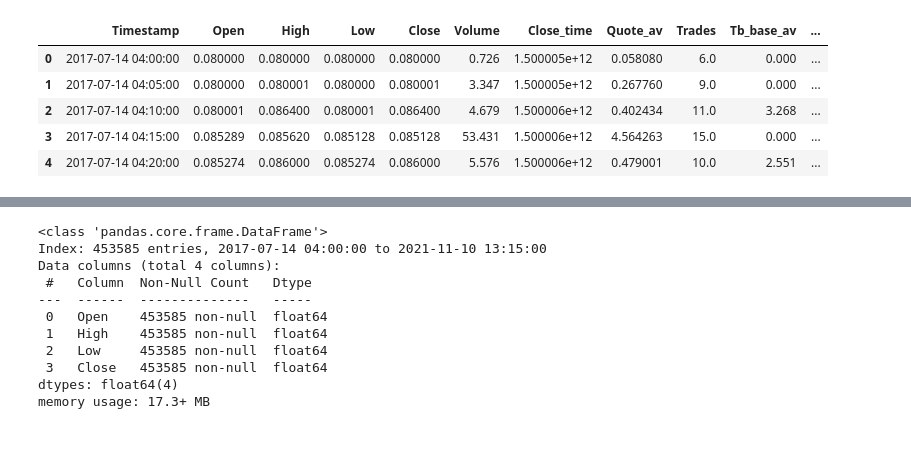
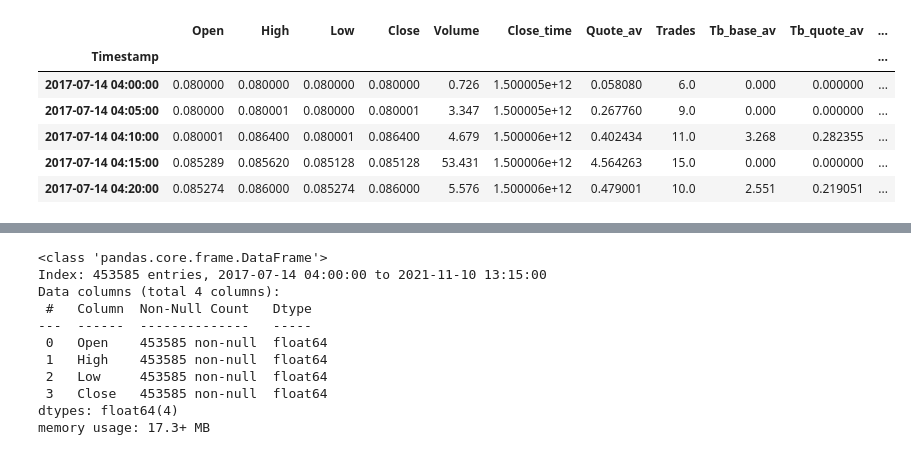
Before and after one commit to novis10813/Is-Technical-Indicator-Really-a-Thing-for-Deep-Learning, a Jupyter notebook: Data_description.ipynb, the cells around one changed output, grey strips where cells are left out. Drawn from its saved outputs; the diff is of its cells as text; code cells hidden in the pictures.

```diff
--- a/Data_description.ipynb
+++ b/Data_description.ipynb
@@ -5,10 +6,2 @@ import numpy as np
 # %%
-df = pd.read_csv('ETHBTC-5m-data.csv')
-df.head()
+df = DataPreprocess('ETHBTC-5m-data.csv')
-# %% [output]
-|  | Timestamp | Open | High | Low | Close | Volume | Close_time | Quote_av | Trades | Tb_base_av | ... |
-| 0 | 2017-07-14 04:00:00 | 0.080000 | 0.080000 | 0.080000 | 0.080000 | 0.726 | 1.500005e+12 | 0.058080 | 6.0 | 0.000 | ... |
-| 1 | 2017-07-14 04:05:00 | 0.080000 | 0.080001 | 0.080000 | 0.080001 | 3.347 | 1.500005e+12 | 0.267760 | 9.0 | 0.000 | ... |
-| 2 | 2017-07-14 04:10:00 | 0.080001 | 0.086400 | 0.080001 | 0.086400 | 4.679 | 1.500006e+12 | 0.402434 | 11.0 | 3.268 | ... |
-| 3 | 2017-07-14 04:15:00 | 0.085289 | 0.085620 | 0.085128 | 0.085128 | 53.431 | 1.500006e+12 | 4.564263 | 15.0 | 0.000 | ... |
-| 4 | 2017-07-14 04:20:00 | 0.085274 | 0.086000 | 0.085274 | 0.086000 | 5.576 | 1.500006e+12 | 0.479001 | 10.0 | 2.551 | ... |
@@ -17 +8,11 @@ df = df.set_index('Timestamp')
+# %%
+df.data.head()
+# %% [output]
+|  | Open | High | Low | Close | Volume | Close_time | Quote_av | Trades | Tb_base_av | Tb_quote_av | ... |
+| Timestamp |  |  |  |  |  |  |  |  |  |  | ... |
+| 2017-07-14 04:00:00 | 0.080000 | 0.080000 | 0.080000 | 0.080000 | 0.726 | 1.500005e+12 | 0.058080 | 6.0 | 0.000 | 0.000000 | ... |
+| 2017-07-14 04:05:00 | 0.080000 | 0.080001 | 0.080000 | 0.080001 | 3.347 | 1.500005e+12 | 0.267760 | 9.0 | 0.000 | 0.000000 | ... |
+| 2017-07-14 04:10:00 | 0.080001 | 0.086400 | 0.080001 | 0.086400 | 4.679 | 1.500006e+12 | 0.402434 | 11.0 | 3.268 | 0.282355 | ... |
+| 2017-07-14 04:15:00 | 0.085289 | 0.085620 | 0.085128 | 0.085128 | 53.431 | 1.500006e+12 | 4.564263 | 15.0 | 0.000 | 0.000000 | ... |
+| 2017-07-14 04:20:00 | 0.085274 | 0.086000 | 0.085274 | 0.086000 | 5.576 | 1.500006e+12 | 0.479001 | 10.0 | 2.551 | 0.219051 | ... |
 # %%
```
Also changed, not shown: parts of 3 cells of this notebook, 3 other files.
